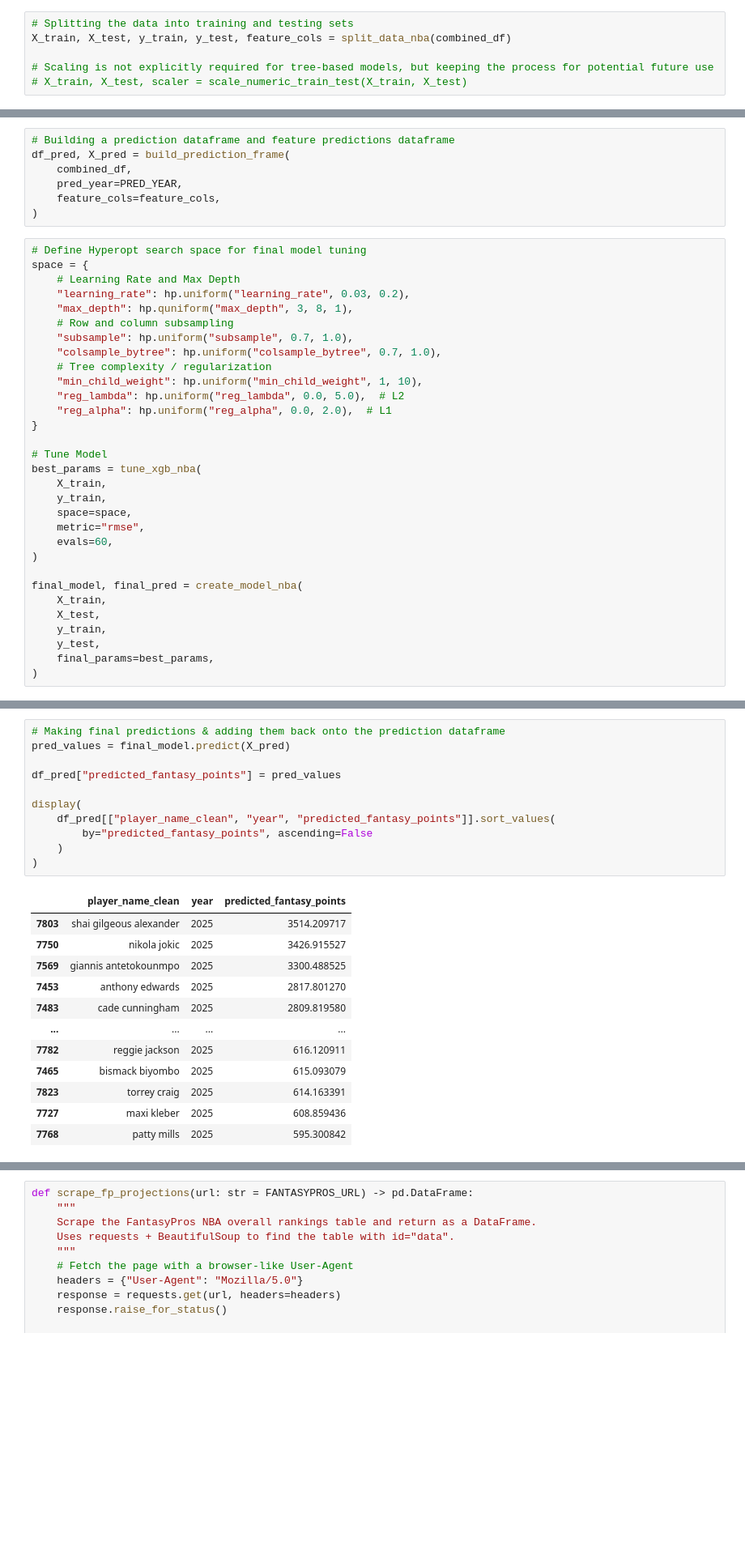
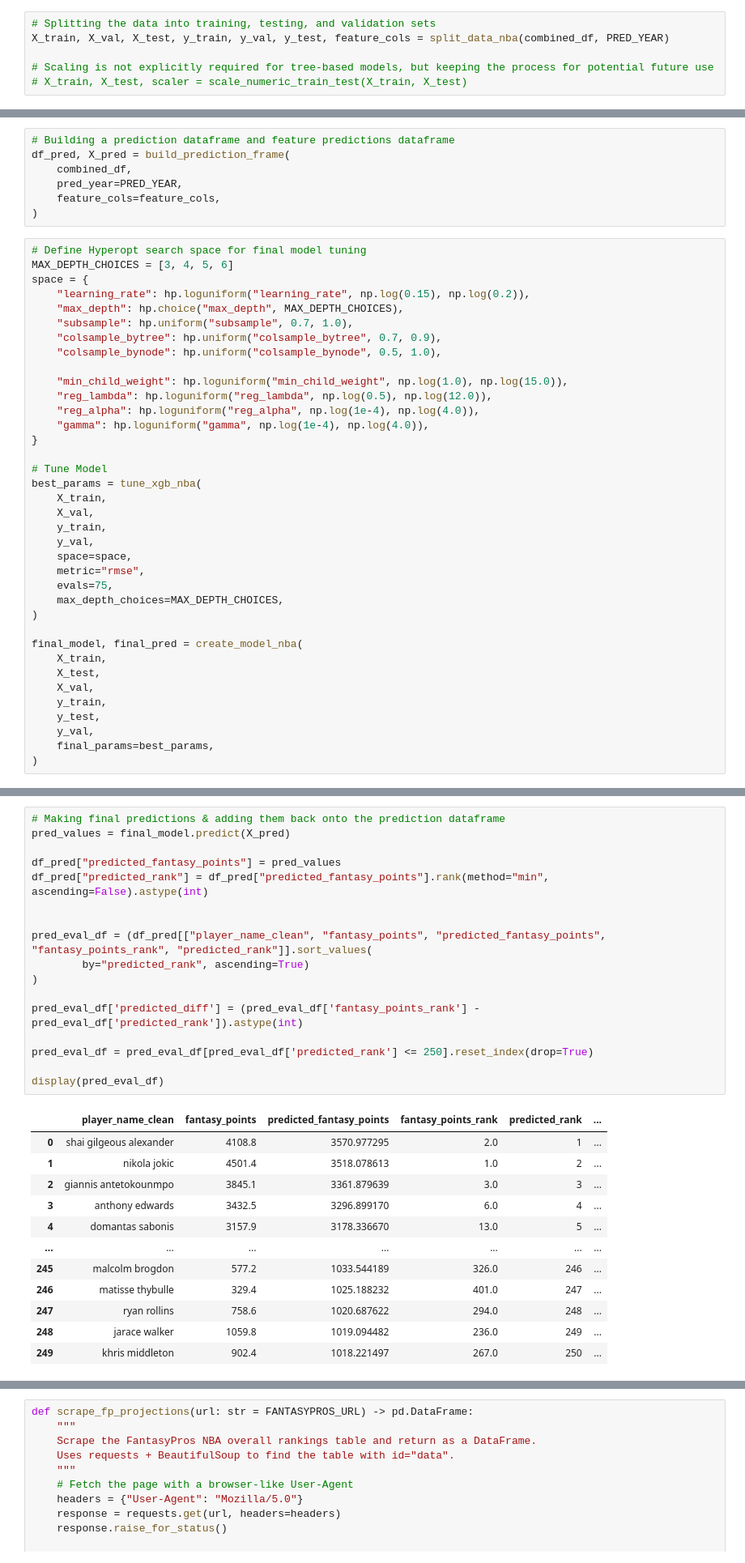
Before and after one commit to boon-man/nba_modeling, a Jupyter notebook: run_model.ipynb, the cells around one changed output, grey strips where cells are left out. Shown: that part at 81% size. Saved outputs shown, nothing was run; the diff lists cells and outputs as text; blank space fills up the shorter version.

```diff
--- a/run_model.ipynb
+++ b/run_model.ipynb
@@ -1316,8 +244,8 @@ def create_model_nba(
 # %% [markdown]
 ## Defining training & testing datasets
 # %%
-# Splitting the data into training and testing sets
-X_train, X_test, y_train, y_test, feature_cols = split_data_nba(combined_df)
+# Splitting the data into training, testing, and validation sets
+X_train, X_val, X_test, y_train, y_val, y_test, feature_cols = split_data_nba(combined_df, PRED_YEAR)
 
 # Scaling is not explicitly required for tree-based models, but keeping the process for potential future use
 # X_train, X_test, scaler = scale_numeric_train_test(X_train, X_test)
@@ -1505,33 +288,39 @@ df_pred, X_pred = build_prediction_frame(
 )
 # %%
 # Define Hyperopt search space for final model tuning
+MAX_DEPTH_CHOICES = [3, 4, 5, 6]
 space = {
-    # Learning Rate and Max Depth
-    "learning_rate": hp.uniform("learning_rate", 0.03, 0.2),
-    "max_depth": hp.quniform("max_depth", 3, 8, 1),
-    # Row and column subsampling
+    "learning_rate": hp.loguniform("learning_rate", np.log(0.15), np.log(0.2)),
+    "max_depth": hp.choice("max_depth", MAX_DEPTH_CHOICES),
     "subsample": hp.uniform("subsample", 0.7, 1.0),
-    "colsample_bytree": hp.uniform("colsample_bytree", 0.7, 1.0),
-    # Tree complexity / regularization
-    "min_child_weight": hp.uniform("min_child_weight", 1, 10),
-    "reg_lambda": hp.uniform("reg_lambda", 0.0, 5.0),  # L2
-    "reg_alpha": hp.uniform("reg_alpha", 0.0, 2.0),  # L1
+    "colsample_bytree": hp.uniform("colsample_bytree", 0.7, 0.9),
+    "colsample_bynode": hp.uniform("colsample_bynode", 0.5, 1.0),
+
+    "min_child_weight": hp.loguniform("min_child_weight", np.log(1.0), np.log(15.0)),
+    "reg_lambda": hp.loguniform("reg_lambda", np.log(0.5), np.log(12.0)),
+    "reg_alpha": hp.loguniform("reg_alpha", np.log(1e-4), np.log(4.0)),
+    "gamma": hp.loguniform("gamma", np.log(1e-4), np.log(4.0)),
 }
 
 # Tune Model
 best_params = tune_xgb_nba(
     X_train,
+    X_val,
     y_train,
+    y_val,
     space=space,
     metric="rmse",
-    evals=60,
+    evals=75,
+    max_depth_choices=MAX_DEPTH_CHOICES,
 )
 
 final_model, final_pred = create_model_nba(
     X_train,
     X_test,
+    X_val,
     y_train,
     y_test,
+    y_val,
     final_params=best_params,
 )
 # %% [output]
@@ -1882,24 +393,30 @@ p_decile_calib.show()
 # %%
 # Making final predictions & adding them back onto the prediction dataframe
 pred_values = final_model.predict(X_pred)
 
 df_pred["predicted_fantasy_points"] = pred_values
+df_pred["predicted_rank"] = df_pred["predicted_fantasy_points"].rank(method="min", ascending=False).astype(int)
 
-display(
-    df_pred[["player_name_clean", "year", "predicted_fantasy_points"]].sort_values(
-        by="predicted_fantasy_points", ascending=False
-    )
+
+pred_eval_df = (df_pred[["player_name_clean", "fantasy_points", "predicted_fantasy_points", "fantasy_points_rank", "predicted_rank"]].sort_values(
+        by="predicted_rank", ascending=True)
 )
+
+pred_eval_df['predicted_diff'] = (pred_eval_df['fantasy_points_rank'] - pred_eval_df['predicted_rank']).astype(int)
+
+pred_eval_df = pred_eval_df[pred_eval_df['predicted_rank'] <= 250].reset_index(drop=True)
+
+display(pred_eval_df)
 # %% [output]
-|  | player_name_clean | year | predicted_fantasy_points |
-| 7803 | shai gilgeous alexander | 2025 | 3514.209717 |
-| 7750 | nikola jokic | 2025 | 3426.915527 |
-| 7569 | giannis antetokounmpo | 2025 | 3300.488525 |
-| 7453 | anthony edwards | 2025 | 2817.801270 |
-| 7483 | cade cunningham | 2025 | 2809.819580 |
-| ... | ... | ... | ... |
-| 7782 | reggie jackson | 2025 | 616.120911 |
-| 7465 | bismack biyombo | 2025 | 615.093079 |
-| 7823 | torrey craig | 2025 | 614.163391 |
-| 7727 | maxi kleber | 2025 | 608.859436 |
-| 7768 | patty mills | 2025 | 595.300842 |
+|  | player_name_clean | fantasy_points | predicted_fantasy_points | fantasy_points_rank | predicted_rank | ... |
+| 0 | shai gilgeous alexander | 4108.8 | 3570.977295 | 2.0 | 1 | ... |
+| 1 | nikola jokic | 4501.4 | 3518.078613 | 1.0 | 2 | ... |
+| 2 | giannis antetokounmpo | 3845.1 | 3361.879639 | 3.0 | 3 | ... |
+| 3 | anthony edwards | 3432.5 | 3296.899170 | 6.0 | 4 | ... |
+| 4 | domantas sabonis | 3157.9 | 3178.336670 | 13.0 | 5 | ... |
+| ... | ... | ... | ... | ... | ... | ... |
+| 245 | malcolm brogdon | 577.2 | 1033.544189 | 326.0 | 246 | ... |
+| 246 | matisse thybulle | 329.4 | 1025.188232 | 401.0 | 247 | ... |
+| 247 | ryan rollins | 758.6 | 1020.687622 | 294.0 | 248 | ... |
+| 248 | jarace walker | 1059.8 | 1019.094482 | 236.0 | 249 | ... |
+| 249 | khris middleton | 902.4 | 1018.221497 | 267.0 | 250 | ... |
```
Also changed, not shown: parts of 59 cells of this notebook, 8 other files.
